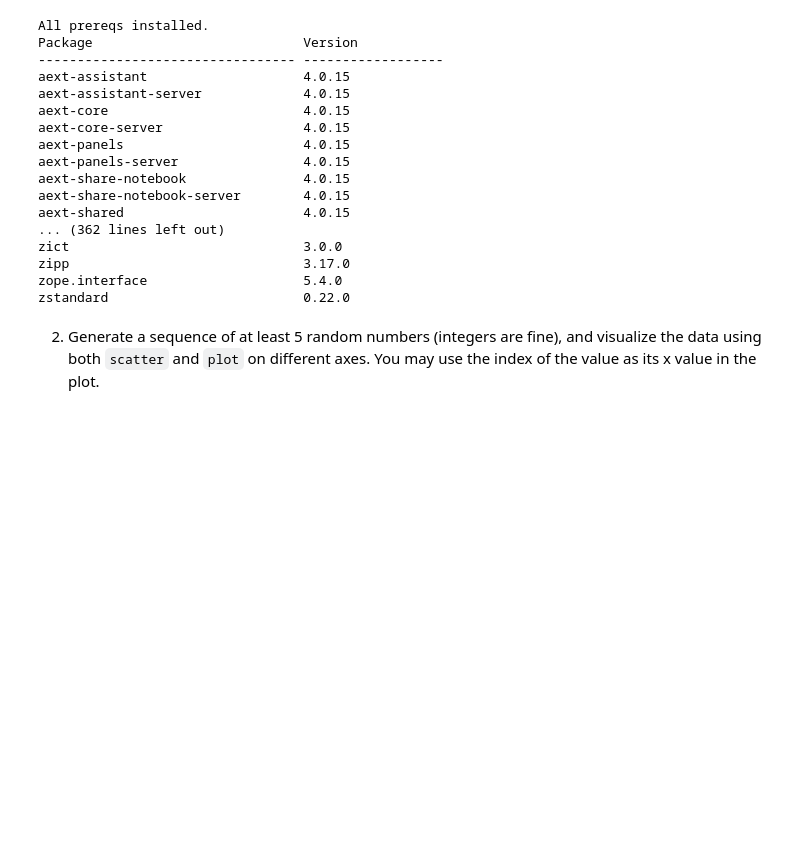
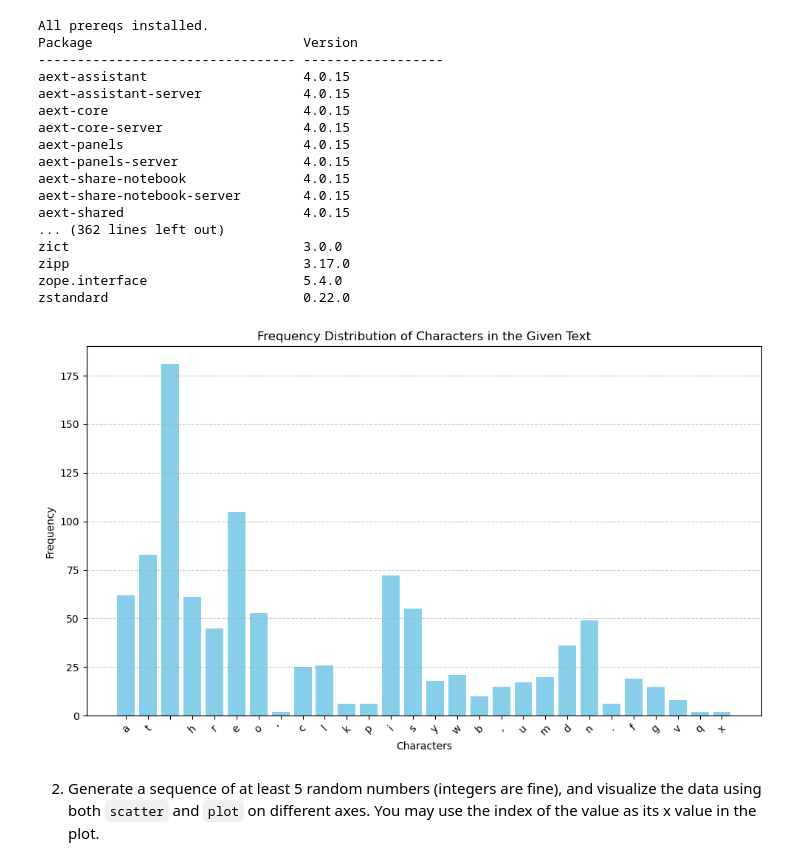
Before and after one commit to alvaroquintero28/pyplot, a Jupyter notebook: AlvaroQuintero.pyplot.ipynb, the cells around one changed output. Drawn from its saved outputs; the diff is of its cells as text; code cells hidden in the pictures; blank space fills up the shorter version.

Commit message:
question 1 chart

```diff
--- a/AlvaroQuintero.pyplot.ipynb
+++ b/AlvaroQuintero.pyplot.ipynb
@@ -43,11 +44,39 @@ zipp                              3.17.0
 zope.interface                    5.4.0
 zstandard                         0.22.0
 # %%
+import matplotlib.pyplot as plt
 from collections import Counter
+
+# Given text
 TEXT = "At three o’clock precisely I was at Baker Street, but Holmes had not yet returned. The landlady informed me that he had left the house shortly after eight o’clock in the morning. I sat down beside the fire, however, with the intention of awaiting him, however long he might be. I was already deeply interested in his inquiry, for, though it was surrounded by none of the grim and strange features which were associated with the two crimes which I have already recorded, still, the nature of the case and the exalted station of his client gave it a character of its own. Indeed, apart from the nature of the investigation which my friend had on hand, there was something in his masterly grasp of a situation, and his keen, incisive reasoning, which made it a pleasure to me to study his system of work, and to follow the quick, subtle methods by which he disentangled the most inextricable mysteries. So accustomed was I to his invariable success that the very possibility of his failing had ceased to enter into my head.".lower()
+
+# Count character frequencies
 letter_freq = dict(Counter(TEXT))
 
-# make a bar plot with an appropriate title, correct xtick labels, and labeled axes
+# Prepare data for plotting
+characters = list(letter_freq.keys())
+frequencies = list(letter_freq.values())
+
+# Create a bar plot
+plt.figure(figsize=(10, 6))
+plt.bar(characters, frequencies, color='skyblue')
+
+# Adding title and labels
+plt.title('Frequency Distribution of Characters in the Given Text')
+plt.xlabel('Characters')
+plt.ylabel('Frequency')
+
+# Rotate x-tick labels for better visibility
+plt.xticks(rotation=45)
+
+# Show grid lines for better readability
+plt.grid(axis='y', linestyle='--', alpha=0.7)
+
+# Display the plot
+plt.tight_layout()
+plt.show()
+# %% [output]
+[figure, added]
 # %% [markdown]
 2. Generate a sequence of at least 5 random numbers (integers are fine), and visualize the data using both `scatter` and `plot` on different axes.  You may use the index of the value as its x value in the plot.
 # %% [markdown]
```
Also changed, not shown: parts of 1 cell of this notebook.
